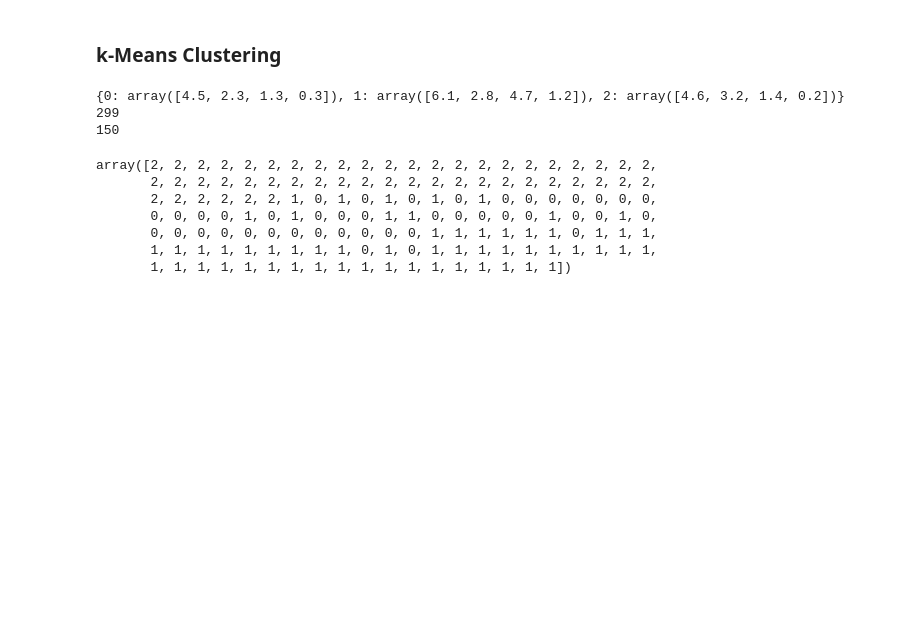
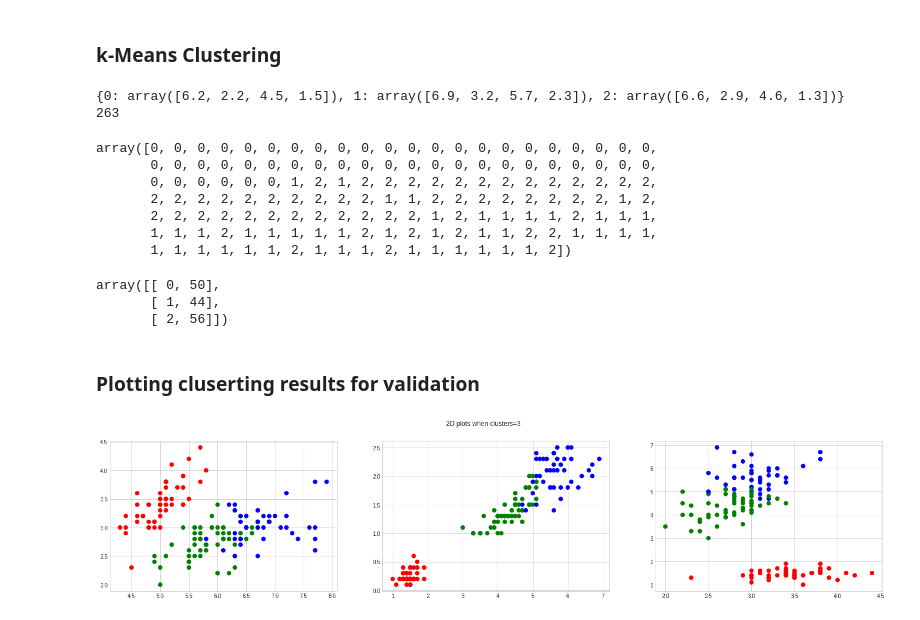
Before and after one commit to asheeshcric/6363-ml-projects, a Jupyter notebook: project3-k-means/k_means.ipynb, the cells around one changed output. Drawn from its saved outputs; the diff is of its cells as text; code cells hidden in the pictures; blank space fills up the shorter version.

Commit message:
Plot clustering results

```diff
--- a/project3-k-means/k_means.ipynb
+++ b/project3-k-means/k_means.ipynb
@@ -107,16 +116,44 @@ class KMeans:
 k_means = KMeans(k=3)
 # %%
 y_pred = k_means.fit(X)
-print(len(y_pred))
 y_pred
 # %% [output]
-{0: array([4.5, 2.3, 1.3, 0.3]), 1: array([6.1, 2.8, 4.7, 1.2]), 2: array([4.6, 3.2, 1.4, 0.2])}
-299
-150
+{0: array([6.2, 2.2, 4.5, 1.5]), 1: array([6.9, 3.2, 5.7, 2.3]), 2: array([6.6, 2.9, 4.6, 1.3])}
+263
-array([2, 2, 2, 2, 2, 2, 2, 2, 2, 2, 2, 2, 2, 2, 2, 2, 2, 2, 2, 2, 2, 2,
-       2, 2, 2, 2, 2, 2, 2, 2, 2, 2, 2, 2, 2, 2, 2, 2, 2, 2, 2, 2, 2, 2,
-       2, 2, 2, 2, 2, 2, 1, 0, 1, 0, 1, 0, 1, 0, 1, 0, 0, 0, 0, 0, 0, 0,
-       0, 0, 0, 0, 1, 0, 1, 0, 0, 0, 1, 1, 0, 0, 0, 0, 0, 1, 0, 0, 1, 0,
-       0, 0, 0, 0, 0, 0, 0, 0, 0, 0, 0, 0, 1, 1, 1, 1, 1, 1, 0, 1, 1, 1,
-       1, 1, 1, 1, 1, 1, 1, 1, 1, 0, 1, 0, 1, 1, 1, 1, 1, 1, 1, 1, 1, 1,
-       1, 1, 1, 1, 1, 1, 1, 1, 1, 1, 1, 1, 1, 1, 1, 1, 1, 1])
+array([0, 0, 0, 0, 0, 0, 0, 0, 0, 0, 0, 0, 0, 0, 0, 0, 0, 0, 0, 0, 0, 0,
+       0, 0, 0, 0, 0, 0, 0, 0, 0, 0, 0, 0, 0, 0, 0, 0, 0, 0, 0, 0, 0, 0,
+       0, 0, 0, 0, 0, 0, 1, 2, 1, 2, 2, 2, 2, 2, 2, 2, 2, 2, 2, 2, 2, 2,
+       2, 2, 2, 2, 2, 2, 2, 2, 2, 2, 1, 1, 2, 2, 2, 2, 2, 2, 2, 2, 1, 2,
+       2, 2, 2, 2, 2, 2, 2, 2, 2, 2, 2, 2, 1, 2, 1, 1, 1, 1, 2, 1, 1, 1,
+       1, 1, 1, 2, 1, 1, 1, 1, 1, 2, 1, 2, 1, 2, 1, 1, 2, 2, 1, 1, 1, 1,
+       1, 1, 1, 1, 1, 1, 2, 1, 1, 1, 2, 1, 1, 1, 1, 1, 1, 2])
+# %%
+(pred_type, counts) = np.unique(y_pred, return_counts=True)
+freq = np.asarray((pred_type, counts)).T
+freq
+# %% [output]
+array([[ 0, 50],
+       [ 1, 44],
+       [ 2, 56]])
+# %% [markdown]
+### Plotting cluserting results for validation
+# %%
+%matplotlib inline
+import matplotlib.pyplot as plt
+plt.style.use('seaborn-whitegrid')
+# %%
+# Take first two features for plotting the graph
+def plot_clusters(data, y_pred, ax):
+    colors = {0: 'red', 1: 'blue', 2: 'green'}
+    y_pred = [colors[pred] for pred in y_pred]
+    x = data[:, 0]
+    y = data[:, 1]
+    ax.scatter(x, y, c=y_pred, s=50)
+# %%
+fig, (ax1, ax2, ax3) = plt.subplots(1, 3, figsize=(25, 5))
+fig.suptitle('2D plots when clusters=3')
+plot_clusters(data=X[:, :2], y_pred=y_pred, ax=ax1)
+plot_clusters(data=X[:, 2:], y_pred=y_pred, ax=ax2)
+plot_clusters(data=X[:, 1:3], y_pred=y_pred, ax=ax3)
+# %% [output]
+[figure, added]
```
Also changed, not shown: parts of 2 cells of this notebook.
